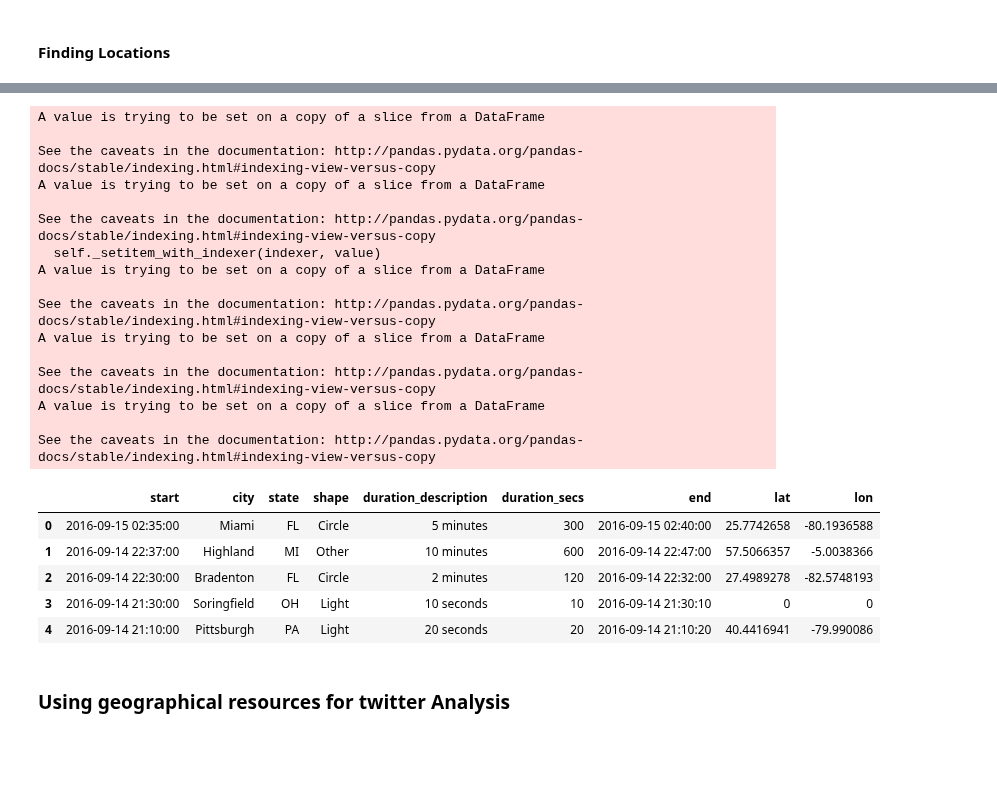
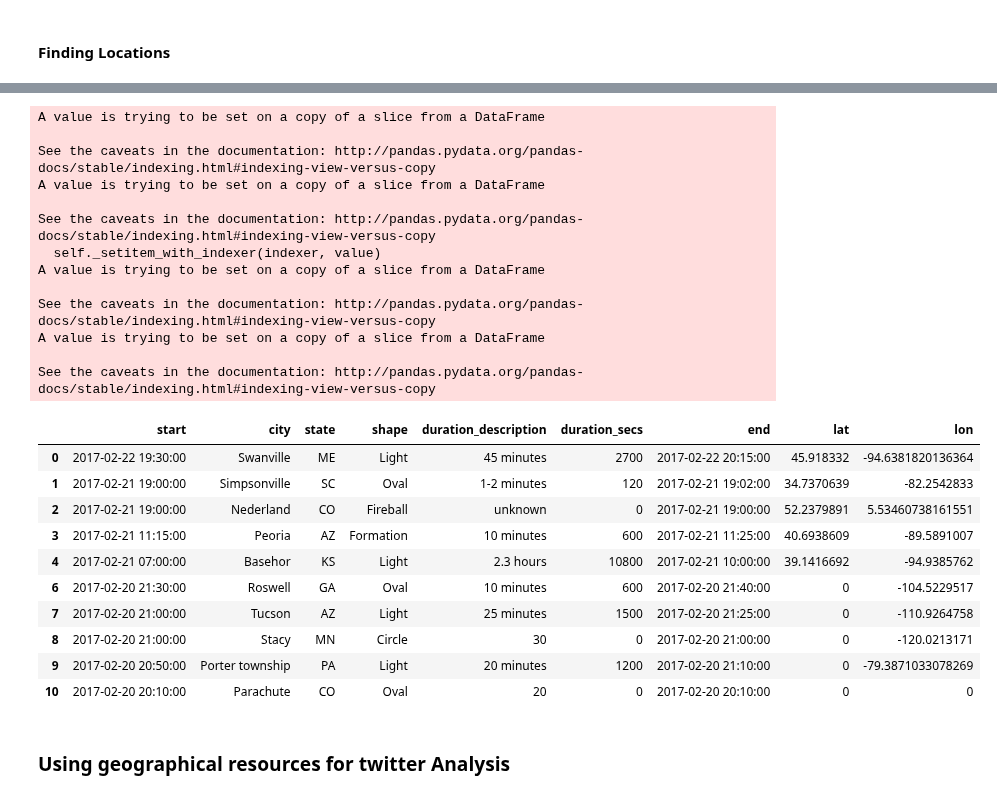
Before and after one commit to rsouza/MMD, a Jupyter notebook: notebooks/07_Spatial_Analysis_Examples.ipynb, the cells around one changed output, grey strips where cells are left out. Saved outputs shown, nothing was run; the diff lists cells and outputs as text; code cells hidden in the pictures; blank space fills up the shorter version.

```diff
--- a/notebooks/07_Spatial_Analysis_Examples.ipynb
+++ b/notebooks/07_Spatial_Analysis_Examples.ipynb
@@ -278,8 +282,8 @@ geolocator.query('Newport News')
 ufos_df["lat"] = 0
 ufos_df["lon"] = 0
 for i in range(len(ufos_df[0:10])):
-    resp_json = geolocator.query(ufos_df['city'][i])
     try:
+        resp_json = geolocator.query(ufos_df['city'][i])
         ufos_df["lat"][i] = resp_json[0]['lat']
         ufos_df["lon"][i] = resp_json[0]['lon']
     except:
@@ -300,21 +304,23 @@ See the caveats in the documentation: http://pandas.pydata.org/pandas-docs/stabl
 A value is trying to be set on a copy of a slice from a DataFrame
 
 See the caveats in the documentation: http://pandas.pydata.org/pandas-docs/stable/indexing.html#indexing-view-versus-copy
-A value is trying to be set on a copy of a slice from a DataFrame
-
-See the caveats in the documentation: http://pandas.pydata.org/pandas-docs/stable/indexing.html#indexing-view-versus-copy
 # %%
 # http://stackoverflow.com/questions/17098654/how-to-store-data-frame-using-pandas-python
 ufos_df.to_pickle(os.path.join(outputs,'ufos_df.pkl'))
 ufos_df = pd.read_pickle(os.path.join(outputs,'ufos_df.pkl'))
-ufos_df.head()
+ufos_df.head(10)
 # %% [output]
 |  | start | city | state | shape | duration_description | duration_secs | end | lat | lon |
-| 0 | 2016-09-15 02:35:00 | Miami | FL | Circle | 5 minutes | 300 | 2016-09-15 02:40:00 | 25.7742658 | -80.1936588 |
-| 1 | 2016-09-14 22:37:00 | Highland | MI | Other | 10 minutes | 600 | 2016-09-14 22:47:00 | 57.5066357 | -5.0038366 |
-| 2 | 2016-09-14 22:30:00 | Bradenton | FL | Circle | 2 minutes | 120 | 2016-09-14 22:32:00 | 27.4989278 | -82.5748193 |
-| 3 | 2016-09-14 21:30:00 | Soringfield | OH | Light | 10 seconds | 10 | 2016-09-14 21:30:10 | 0 | 0 |
-| 4 | 2016-09-14 21:10:00 | Pittsburgh | PA | Light | 20 seconds | 20 | 2016-09-14 21:10:20 | 40.4416941 | -79.990086 |
+| 0 | 2017-02-22 19:30:00 | Swanville | ME | Light | 45 minutes | 2700 | 2017-02-22 20:15:00 | 45.918332 | -94.6381820136364 |
+| 1 | 2017-02-21 19:00:00 | Simpsonville | SC | Oval | 1-2 minutes | 120 | 2017-02-21 19:02:00 | 34.7370639 | -82.2542833 |
+| 2 | 2017-02-21 19:00:00 | Nederland | CO | Fireball | unknown | 0 | 2017-02-21 19:00:00 | 52.2379891 | 5.53460738161551 |
+| 3 | 2017-02-21 11:15:00 | Peoria | AZ | Formation | 10 minutes | 600 | 2017-02-21 11:25:00 | 40.6938609 | -89.5891007 |
+| 4 | 2017-02-21 07:00:00 | Basehor | KS | Light | 2.3 hours | 10800 | 2017-02-21 10:00:00 | 39.1416692 | -94.9385762 |
+| 6 | 2017-02-20 21:30:00 | Roswell | GA | Oval | 10 minutes | 600 | 2017-02-20 21:40:00 | 0 | -104.5229517 |
+| 7 | 2017-02-20 21:00:00 | Tucson | AZ | Light | 25 minutes | 1500 | 2017-02-20 21:25:00 | 0 | -110.9264758 |
+| 8 | 2017-02-20 21:00:00 | Stacy | MN | Circle | 30 | 0 | 2017-02-20 21:00:00 | 0 | -120.0213171 |
+| 9 | 2017-02-20 20:50:00 | Porter township | PA | Light | 20 minutes | 1200 | 2017-02-20 21:10:00 | 0 | -79.3871033078269 |
+| 10 | 2017-02-20 20:10:00 | Parachute | CO | Oval | 20 | 0 | 2017-02-20 20:10:00 | 0 | 0 |
 # %%
 # Note: dropna will drop any columns with None values, which is desirable
 ufos_df[["start","end","lon","lat","shape"]].dropna().to_csv(os.path.join(outputs,'ufo_data.csv'),
```
Also changed, not shown: parts of 54 cells of this notebook.
